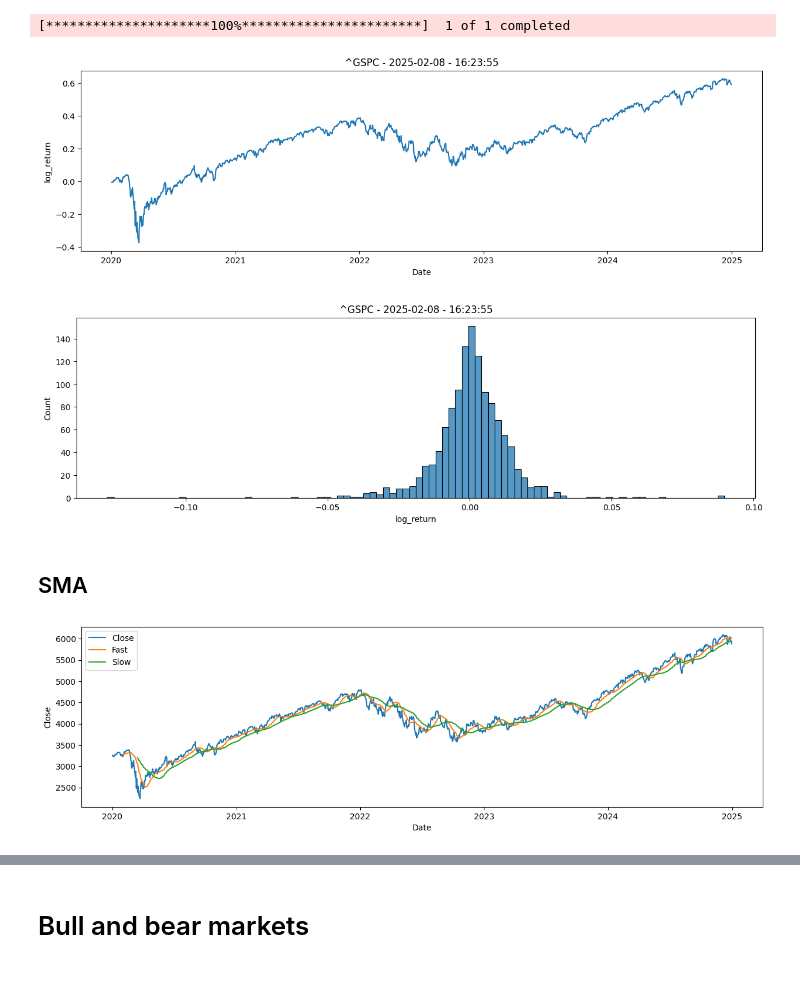
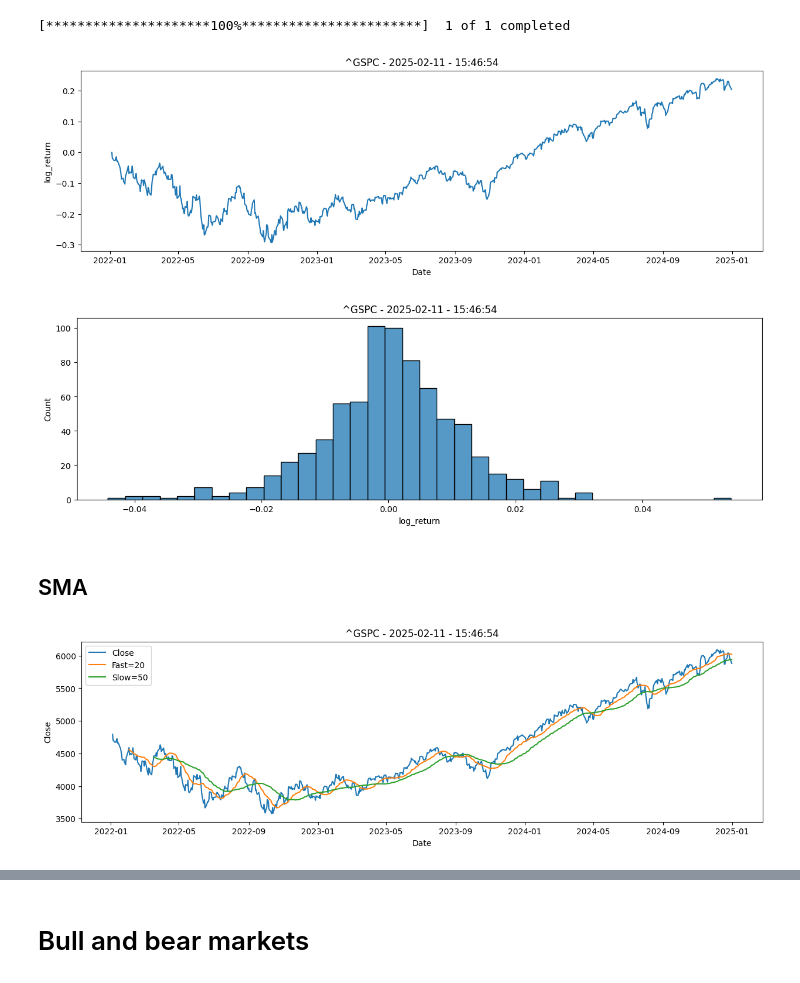
Before and after one commit to Oliver-De-Fusco/6CAP-TA-Code, a Jupyter notebook: Proof of concept.ipynb, the cells around one changed output, grey strips where cells are left out. Drawn from its saved outputs; the diff is of its cells as text; code cells hidden in the pictures.

```diff
--- a/Proof of concept.ipynb
+++ b/Proof of concept.ipynb
@@ -9,7 +8,7 @@ import pandas as pd
 # %% [markdown]
 # Set up
 # %%
-START = "2020-01-01"
+START = "2022-01-01"
 END = "2025-01-01"
 TICKER = "^GSPC"
 TITLE = TICKER + " - " +(datetime.now()).strftime("%Y-%m-%d - %H:%M:%S")
@@ -17,6 +16,8 @@ TITLE = TICKER + " - " +(datetime.now()).strftime("%Y-%m-%d - %H:%M:%S")
 data = yf.download(TICKER, start=START, end=END,multi_level_index=False)
 
 data["log_return"] = np.log(data["Close"] / data["Close"].shift(1))
+
+data.dropna(inplace=True)
 # %% [output]
 [*********************100%***********************]  1 of 1 completed
 # %%
@@ -24,30 +25,34 @@ fig = plt.figure(figsize=(15,4))
 sns.lineplot(data["log_return"].cumsum()).set_title(TITLE)
 plt.show()
 # %% [output]
-[figure, old version]
+[figure, new version]
 # %%
 fig = plt.figure(figsize=(15,4))
 sns.histplot(data["log_return"]).set_title(TITLE)
 plt.show()
 # %% [output]
-[figure, old version]
+[figure, new version]
 # %% [markdown]
 ## SMA
 # %%
 def sma(data, t):
     return data.shift(1).rolling(t).mean()
 # %%
-data["SMA_fast"] = sma(data["Close"],20)
-data["SMA_slow"] = sma(data["Close"],50)
-data["SMA_long"] = sma(data["Close"],200)
+Fast = 20
+Slow = 50
+Long = 200
+data["SMA_fast"] = sma(data["Close"],Fast)
+data["SMA_slow"] = sma(data["Close"],Slow)
+data["SMA_long"] = sma(data["Close"],Long)
 # %%
 fig = plt.figure(figsize=(15,4))
 ax1 = sns.lineplot(data["Close"],label="Close")
-ax2 = sns.lineplot(data["SMA_fast"],label="Fast")
-ax3 = sns.lineplot(data["SMA_slow"],label="Slow")
+ax2 = sns.lineplot(data["SMA_fast"],label=f"{Fast=}")
+ax3 = sns.lineplot(data["SMA_slow"],label=f"{Slow=}")
+ax1.set_title(TITLE)
 plt.legend()
 plt.show()
 # %% [output]
-[figure, old version]
+[figure, new version]
 # %%
 data["bull"] = data["SMA_fast"] > data["SMA_slow"]
```
Also changed, not shown: parts of 34 cells of this notebook.
